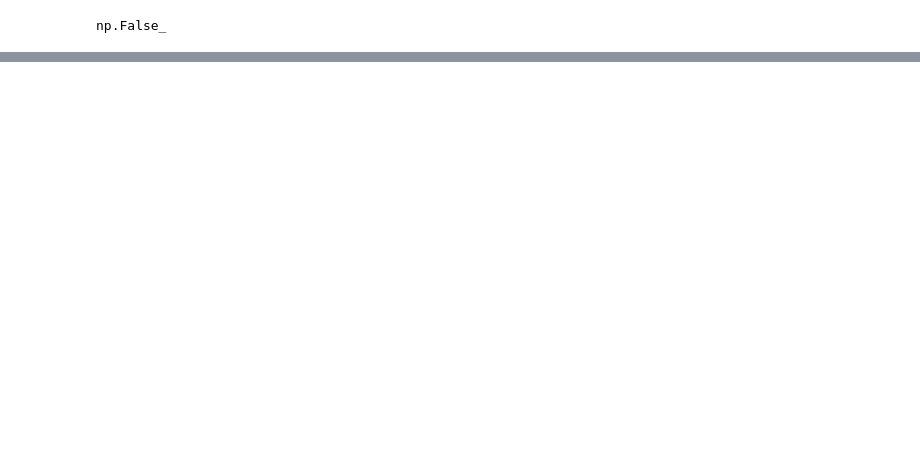
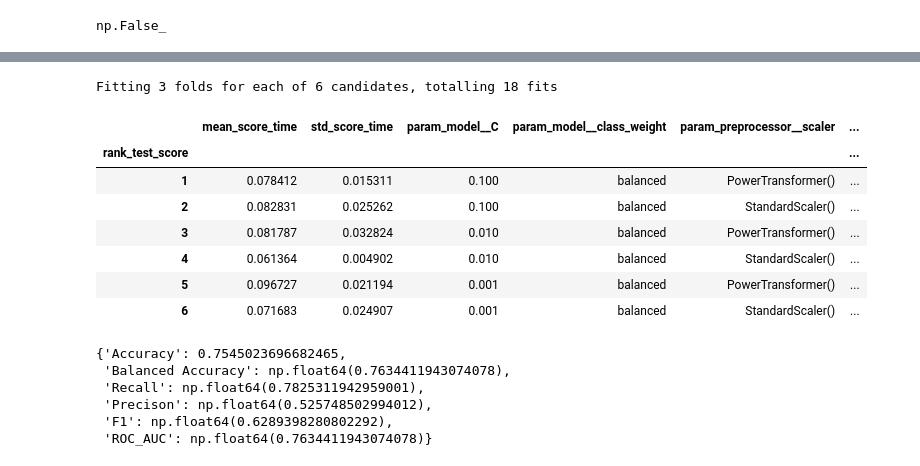
Before and after one commit to eudesgccunha/customer-churn-app, a Jupyter notebook: notebooks/customer_churn_tmp.ipynb, the cells around one changed output, grey strips where cells are left out. Cells and saved outputs as stored; diff of their text form; code cells hidden in the pictures; blank space fills up the shorter version.

```diff
--- a/notebooks/customer_churn_tmp.ipynb
+++ b/notebooks/customer_churn_tmp.ipynb
@@ -141,0 +306,7 @@ np.False_
+# %%
+model_pipeline = Pipeline(steps=[
+    ('preprocessor', preprocessor),
+    ('model', DummyClassifier())
+])
+
+model_pipeline
@@ -141,0 +361,16 @@ np.False_
+# %%
+# modelando com classes desbalanceadas
+params = {
+    'model': [
+        LogisticRegressionCV(max_iter=1_000, class_weight='balanced'),
+        RandomForestClassifier(random_state=2023, class_weight='balanced'),
+        LGBMClassifier(is_unbalance=True, random_state=2023),
+        DummyClassifier()
+    ]
+}
+
+grid = GridSearchCV(model_pipeline, params, cv=3, scoring='f1', n_jobs=-1, verbose=1)
+grid.fit(X_train, y_train)
+
+df_grid_results = pd.DataFrame(grid.cv_results_).set_index('rank_test_score').sort_index()
+df_grid_results.iloc[:,~df_grid_results.columns.str.contains('split|fit')]
@@ -141,0 +385,41 @@ np.False_
+# %%
+model_pipeline = Pipeline(steps=[
+    ('preprocessor', preprocessor),
+    ('model', LogisticRegression(random_state=42, max_iter=1_000))
+])
+
+params = {
+    'preprocessor__scaler': [StandardScaler(), PowerTransformer()],
+    'model__class_weight': ['balanced'],
+    'model__C': [0.001, 0.01, 0.1],
+}
+
+grid = GridSearchCV(model_pipeline, params, cv=3, scoring='f1', n_jobs=-1, verbose=1)
+grid.fit(X_train, y_train)
+
+df_grid_results = pd.DataFrame(grid.cv_results_).set_index('rank_test_score').sort_index()
+df_grid_results.iloc[:,~df_grid_results.columns.str.contains('split|fit')]
+# %% [output]
+Fitting 3 folds for each of 6 candidates, totalling 18 fits
+|  | mean_score_time | std_score_time | param_model__C | param_model__class_weight | param_preprocessor__scaler | ... |
+| rank_test_score |  |  |  |  |  | ... |
+| 1 | 0.078412 | 0.015311 | 0.100 | balanced | PowerTransformer() | ... |
+| 2 | 0.082831 | 0.025262 | 0.100 | balanced | StandardScaler() | ... |
+| 3 | 0.081787 | 0.032824 | 0.010 | balanced | PowerTransformer() | ... |
+| 4 | 0.061364 | 0.004902 | 0.010 | balanced | StandardScaler() | ... |
+| 5 | 0.096727 | 0.021194 | 0.001 | balanced | PowerTransformer() | ... |
+| 6 | 0.071683 | 0.024907 | 0.001 | balanced | StandardScaler() | ... |
+# %%
+# Capturar o melhor modelo
+tuned_model = grid.best_estimator_
+
+# Passar o modelo nos dados de teste
+y_pred = tuned_model.predict(X_test)
+get_metrics(y_test, y_pred)
+# %% [output]
+{'Accuracy': 0.7545023696682465,
+ 'Balanced Accuracy': np.float64(0.7634411943074078),
+ 'Recall': np.float64(0.7825311942959001),
+ 'Precison': np.float64(0.525748502994012),
+ 'F1': np.float64(0.6289398280802292),
+ 'ROC_AUC': np.float64(0.7634411943074078)}
```
Also changed, not shown: parts of 27 cells of this notebook, 1 other file.
